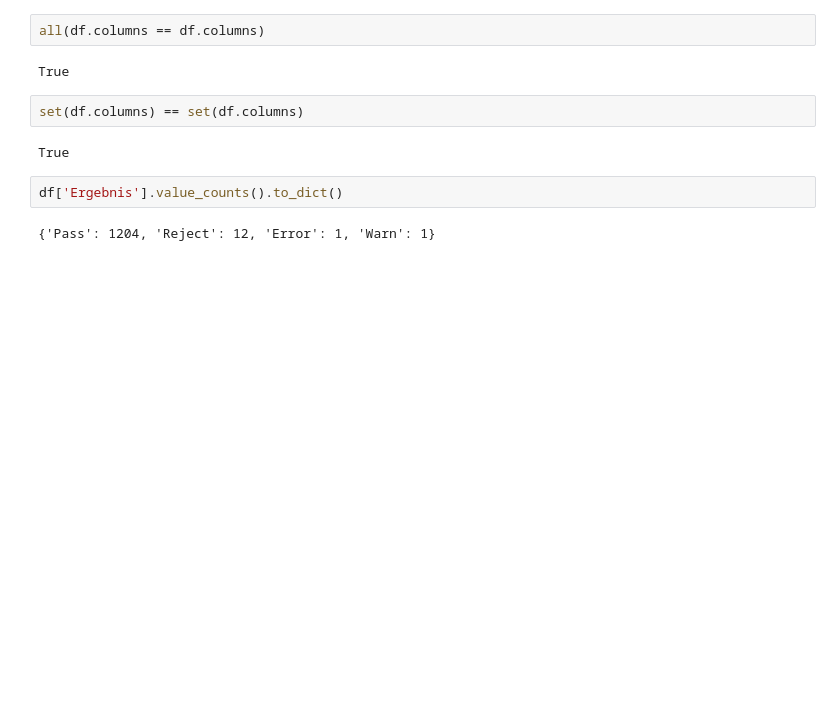
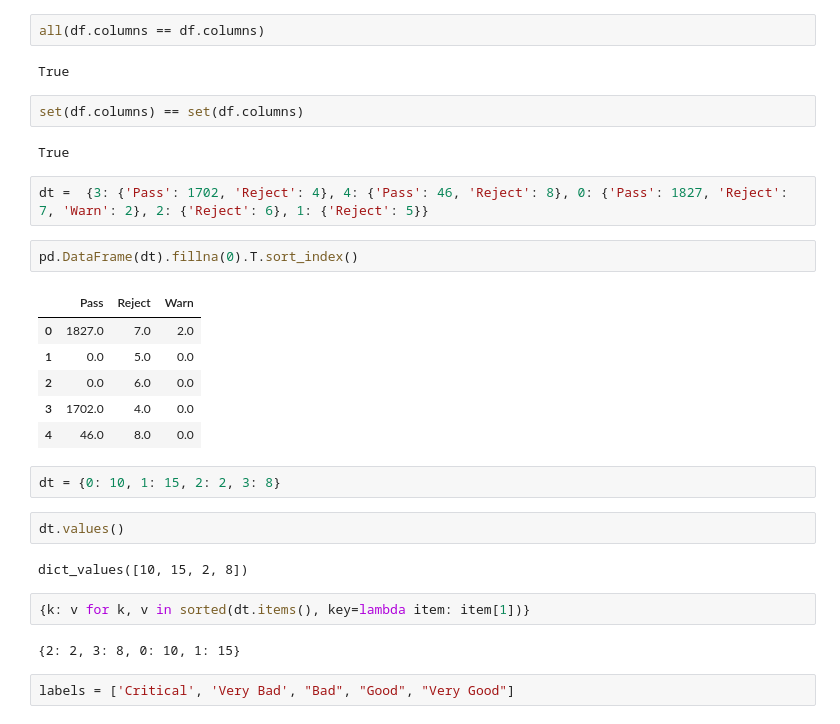
Before and after one commit to saran-rajendran/clustering-analysis, a Jupyter notebook: test.ipynb, the cells around one changed output. Saved outputs shown, nothing was run; the diff lists cells and outputs as text; blank space fills up the shorter version.

Commit message:
Added threshold info table

```diff
--- a/test.ipynb
+++ b/test.ipynb
@@ -107,7 +107,26 @@ True
 set(df.columns) == set(df.columns)
 # %% [output]
 True
-# %%
-df['Ergebnis'].value_counts().to_dict()
-# %% [output]
-{'Pass': 1204, 'Reject': 12, 'Error': 1, 'Warn': 1}
+# %%
+dt =  {3: {'Pass': 1702, 'Reject': 4}, 4: {'Pass': 46, 'Reject': 8}, 0: {'Pass': 1827, 'Reject': 7, 'Warn': 2}, 2: {'Reject': 6}, 1: {'Reject': 5}}
+# %%
+pd.DataFrame(dt).fillna(0).T.sort_index()
+# %% [output]
+|  | Pass | Reject | Warn |
+| 0 | 1827.0 | 7.0 | 2.0 |
+| 1 | 0.0 | 5.0 | 0.0 |
+| 2 | 0.0 | 6.0 | 0.0 |
+| 3 | 1702.0 | 4.0 | 0.0 |
+| 4 | 46.0 | 8.0 | 0.0 |
+# %%
+dt = {0: 10, 1: 15, 2: 2, 3: 8}
+# %%
+dt.values()
+# %% [output]
+dict_values([10, 15, 2, 8])
+# %%
+{k: v for k, v in sorted(dt.items(), key=lambda item: item[1])}
+# %% [output]
+{2: 2, 3: 8, 0: 10, 1: 15}
+# %%
+labels = ['Critical', 'Very Bad', "Bad", "Good", "Very Good"]
```
Also changed, not shown: parts of 1 cell of this notebook, 1 other file.
